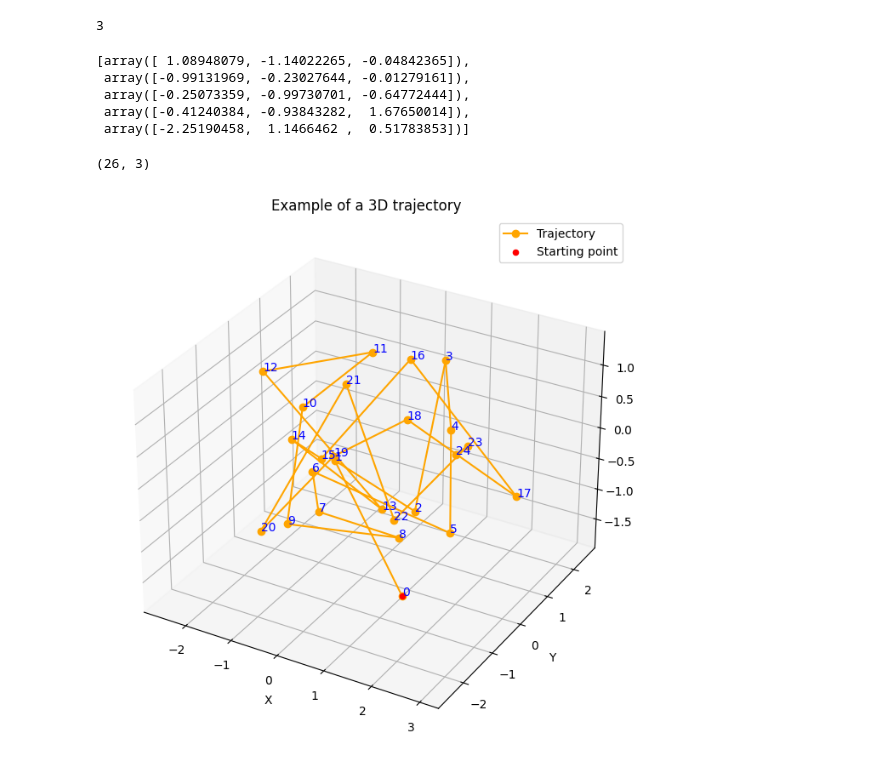
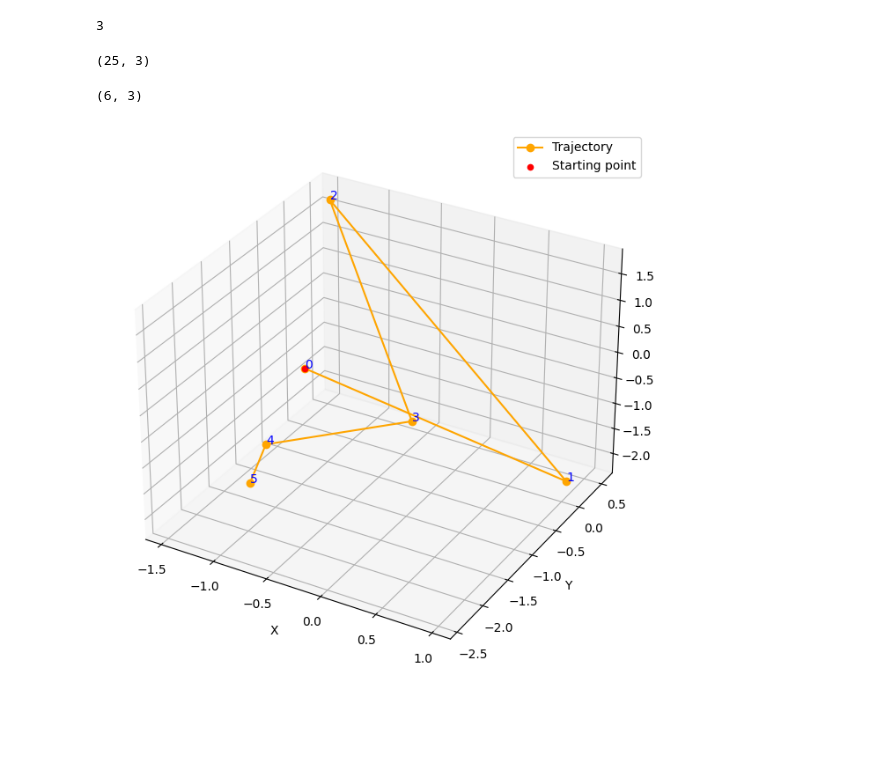
Before and after one commit to cacodeunmax/FedSysID_Python, a Jupyter notebook: plot_trajectoire.ipynb, the cells around one changed output. Cells and saved outputs as stored; diff of their text form; code cells hidden in the pictures; blank space fills up the shorter version.

```diff
--- a/plot_trajectoire.ipynb
+++ b/plot_trajectoire.ipynb
@@ -65,61 +65,54 @@ B_list[0].shape[0]
 # %% [output]
 3
 # %%
-N = 5 ; T = 25 ; k = 0
+N = 25 ; T = 5 ; k = 0
 X_i, Z_i, W_i,list_x0 = syssim(A_list, B_list, T, N, k, sigu, sigw, sigx)
 # %%
 list_x0
 np.shape(list_x0)
-list_x0
 # %% [output]
-[array([ 1.08948079, -1.14022265, -0.04842365]),
- array([-0.99131969, -0.23027644, -0.01279161]),
- array([-0.25073359, -0.99730701, -0.64772444]),
- array([-0.41240384, -0.93843282,  1.67650014]),
- array([-2.25190458,  1.1466462 ,  0.51783853])]
+(25, 3)
 # %%
-trajectory= get_trajectory(X_i,25,0)
+trajectory= get_trajectory(X_i,T,0)
 np.shape(trajectory)
 trajectory0 = np.vstack([list_x0[0], trajectory])
 np.shape(trajectory0)
 # %% [output]
-(26, 3)
+(6, 3)
 # %%
 import matplotlib.pyplot as plt
 import numpy as np
 
-# Exemple de données pour trajectory0 (à adapter selon tes données)
-trajectory0 = np.random.randn(25, 3)  # Remplace ceci par tes données réelles
 
 # Création du graphique 3D
 fig = plt.figure(figsize=(12, 8))
 ax = fig.add_subplot(111, projection='3d')
 
 # Coordonnées
 x, y, z = trajectory0[:, 0], trajectory0[:, 1], trajectory0[:, 2]
 
 # Tracé de la trajectoire
 ax.plot(x, y, z, marker='o', label='Trajectory', color='orange')
 
 # Mettre le premier point en rouge
 # ax.scatter(x[0], y[0], z[0], color='red', s=20, label='Starting point')
 ax.scatter(x[0], y[0], z[0], color='red',label='Starting point')
 
 # Ajout des numéros aux nœuds
 for i in range(len(x)):
     ax.text(x[i], y[i], z[i], f'{i}', color='b', fontsize=10)
 
 # Labels et titre
 ax.set_xlabel('X')
 ax.set_ylabel('Y')
 ax.set_zlabel('Z')
 # ax.set_title('Example of a 3D trajectory')
 ax.legend()
 
 # Affichage
 plt.show()
 # %% [output]
-[figure, old version]
+[figure, new version]
 # %%
 
 from sysgen import sysgen
```
Also changed, not shown: 20 other files.
